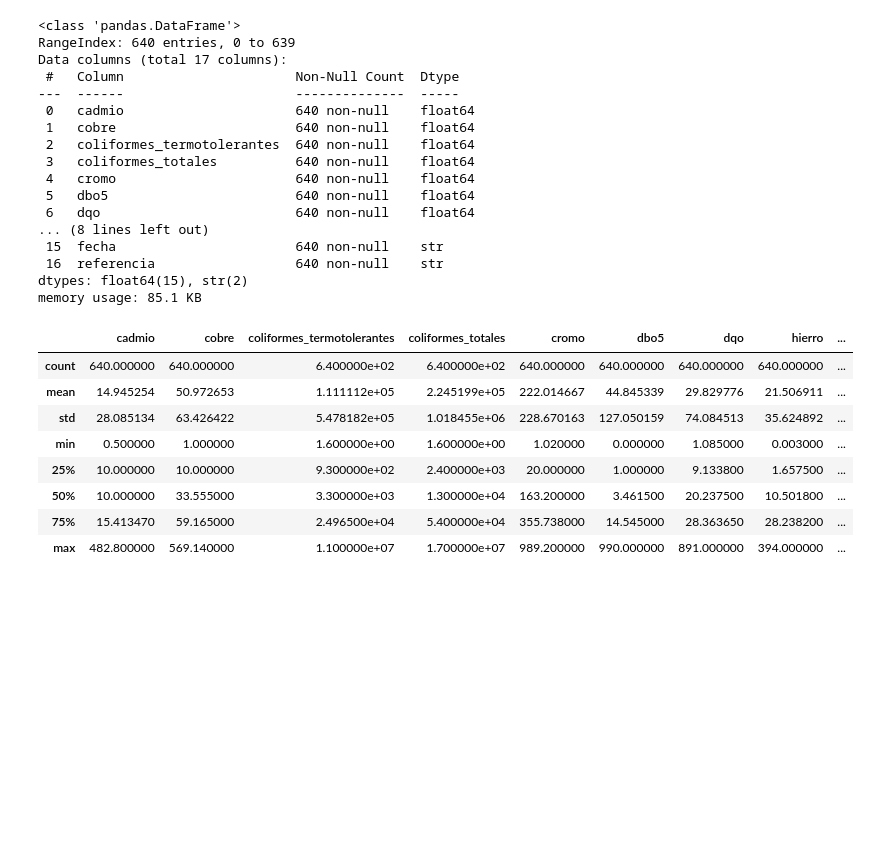
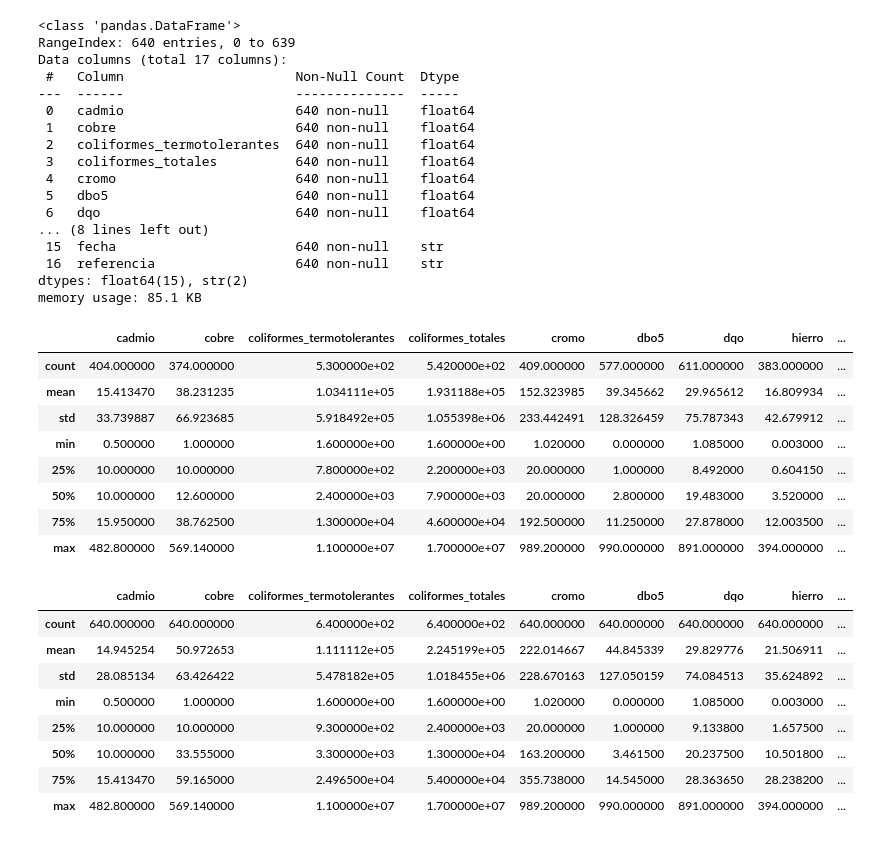
Before and after one commit to mikdevio/leachates_classification_model, a Jupyter notebook: notebooks/01_pretratamiento.ipynb, the cells around one changed output. Drawn from its saved outputs; the diff is of its cells as text; code cells hidden in the pictures; blank space fills up the shorter version.

```diff
--- a/notebooks/01_pretratamiento.ipynb
+++ b/notebooks/01_pretratamiento.ipynb
@@ -11,9 +11,9 @@ from sklearn.impute import KNNImputer
 from sklearn.decomposition import PCA
 from sklearn.preprocessing import StandardScaler
 # %%
-data = pd.read_csv('../data/base.csv', delimiter=",")
-display(data.head())
-display(data.info())
+data_fixed = pd.read_csv('../data/base.csv', delimiter=",")
+display(data_fixed.head())
+display(data_fixed.info())
 # %% [output]
 |  | fecha | referencia | alcalinidad_total | aluminio | bario | bicarbonatos | cadmio | calcio | carbonatos | ... |
 | 0 | 04/06/2001 | P1 | 154.80 | NaN | NaN | NaN | 0.50 | NaN | NaN | ... |
@@ -43,13 +43,13 @@ None
 # %%
 # Ajustes de base de datos
 # 1. Convertir todo lo posible a numérico, ignorando errores (los vuelve NaN)
-cols_a_limpiar = data.columns.drop(['fecha', 'referencia', 'obs'])
+cols_a_limpiar = data_fixed.columns.drop(['fecha', 'referencia', 'obs'])
 for col in cols_a_limpiar:
-    data[col] = pd.to_numeric(data[col].astype(str).str.replace(',', '.').str.extract(r'(\d+\.?\d*)')[0], errors='coerce')
+    data_fixed[col] = pd.to_numeric(data_fixed[col].astype(str).str.replace(',', '.').str.extract(r'(\d+\.?\d*)')[0], errors='coerce')
 
 # 2. Eliminar columnas con más del 50% de nulos
-umbral = len(data) * 0.50
-data_fixed = data.copy().dropna(thresh=umbral, axis=1)
+umbral = len(data_fixed) * 0.50
+data_fixed = data_fixed.copy().dropna(thresh=umbral, axis=1)
 
 data_fixed.head()
 data_fixed.info()
@@ -131,8 +131,8 @@ data_imputed = imputer.fit_transform(data_fixed[cols_numericas])
 
 # Convertimos de nuevo a DataFrame
 data_fixed = pd.DataFrame(data_imputed, columns=cols_numericas)
-data_fixed['fecha'] = data['fecha']
-data_fixed['referencia'] = data['referencia']
+data_fixed['fecha'] = data_fixed['fecha']
+data_fixed['referencia'] = data_fixed['referencia']
 
 data_fixed.head()
 # %% [output]
@@ -162,6 +162,18 @@ Data columns (total 17 columns):
  16  referencia                  640 non-null    str
 dtypes: float64(15), str(2)
 memory usage: 85.1 KB
+# %%
+data_fixed.describe()
+# %% [output]
+|  | cadmio | cobre | coliformes_termotolerantes | coliformes_totales | cromo | dbo5 | dqo | hierro | ... |
+| count | 404.000000 | 374.000000 | 5.300000e+02 | 5.420000e+02 | 409.000000 | 577.000000 | 611.000000 | 383.000000 | ... |
+| mean | 15.413470 | 38.231235 | 1.034111e+05 | 1.931188e+05 | 152.323985 | 39.345662 | 29.965612 | 16.809934 | ... |
+| std | 33.739887 | 66.923685 | 5.918492e+05 | 1.055398e+06 | 233.442491 | 128.326459 | 75.787343 | 42.679912 | ... |
+| min | 0.500000 | 1.000000 | 1.600000e+00 | 1.600000e+00 | 1.020000 | 0.000000 | 1.085000 | 0.003000 | ... |
+| 25% | 10.000000 | 10.000000 | 7.800000e+02 | 2.200000e+03 | 20.000000 | 1.000000 | 8.492000 | 0.604150 | ... |
+| 50% | 10.000000 | 12.600000 | 2.400000e+03 | 7.900000e+03 | 20.000000 | 2.800000 | 19.483000 | 3.520000 | ... |
+| 75% | 15.950000 | 38.762500 | 1.300000e+04 | 4.600000e+04 | 192.500000 | 11.250000 | 27.878000 | 12.003500 | ... |
+| max | 482.800000 | 569.140000 | 1.100000e+07 | 1.700000e+07 | 989.200000 | 990.000000 | 891.000000 | 394.000000 | ... |
 # %%
 display(data_fixed.describe())
 data_fixed.to_csv("./results/data_fixed.csv", index=False)
```
Also changed, not shown: parts of 3 cells of this notebook, 3 other files.
